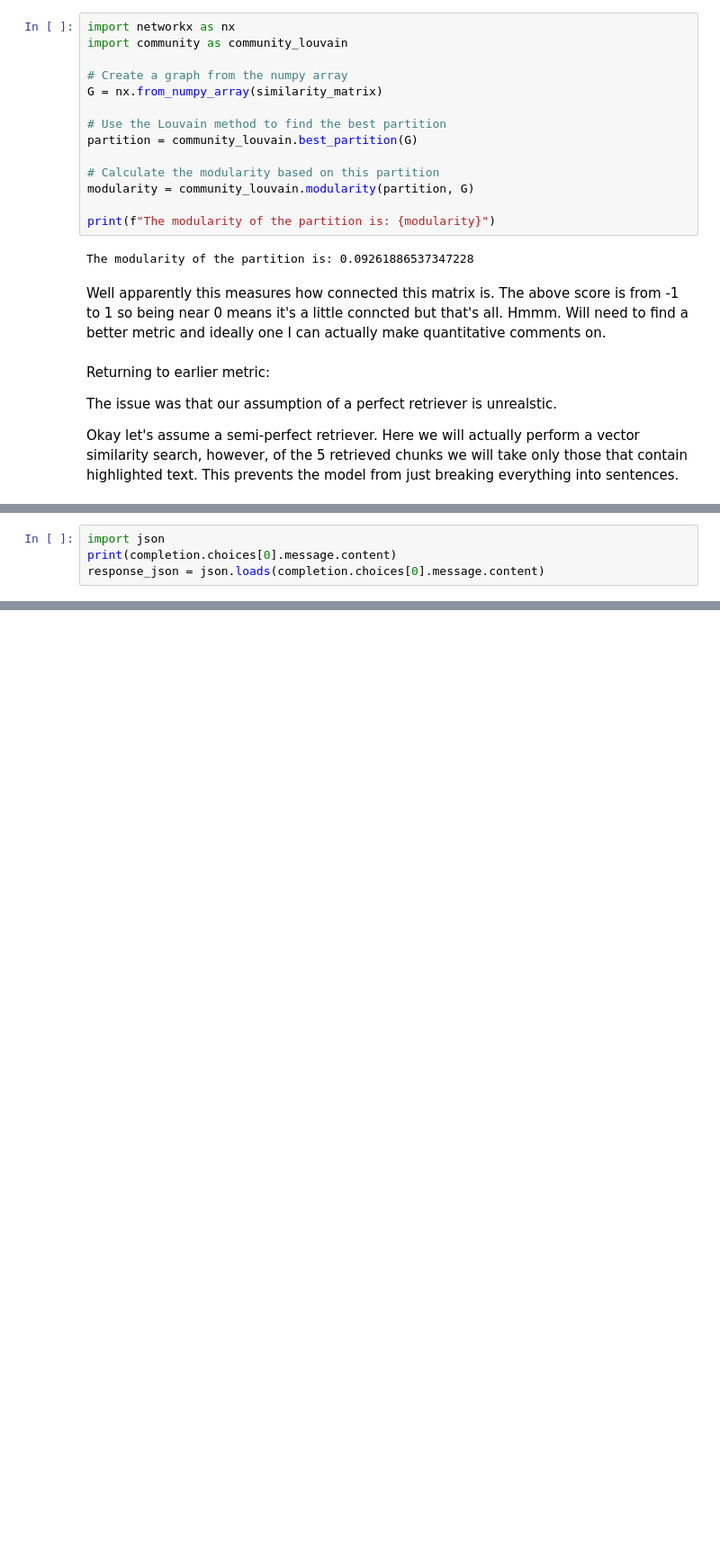
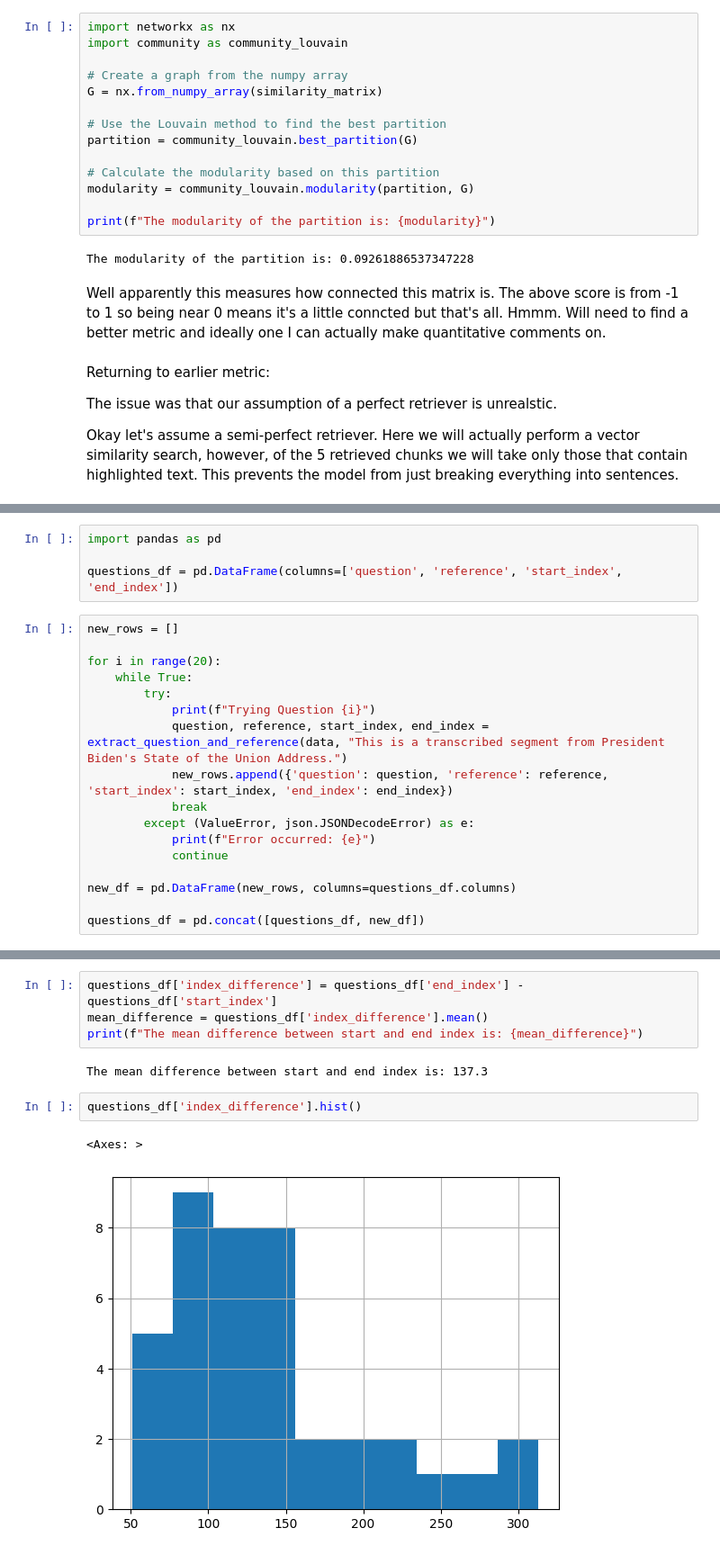
Before and after one commit to brandonstarxel/semantic-chunker, a Jupyter notebook: notebooks/lab_book.ipynb, the cells around one changed output, grey strips where cells are left out. Shown at 90% size. Saved outputs shown, nothing was run; the diff lists cells and outputs as text; blank space fills up the shorter version.

Commit message:
Made question and reference generator

```diff
--- a/notebooks/lab_book.ipynb
+++ b/notebooks/lab_book.ipynb
@@ -1455,4 +1469,0 @@ num_tokens_from_string(data[:1800])
-# %%
-import json
-print(completion.choices[0].message.content)
-response_json = json.loads(completion.choices[0].message.content)
@@ -1467,0 +1470,21 @@ find_target_in_document(data, response_json['reference'])
+# %%
+import pandas as pd
+
+questions_df = pd.DataFrame(columns=['question', 'reference', 'start_index', 'end_index'])
+# %%
+new_rows = []
+
+for i in range(20):
+    while True:
+        try:
+            print(f"Trying Question {i}")
+            question, reference, start_index, end_index = extract_question_and_reference(data, "This is a transcribed segment from President Biden's State of the Union Address.")
+            new_rows.append({'question': question, 'reference': reference, 'start_index': start_index, 'end_index': end_index})
+            break
+        except (ValueError, json.JSONDecodeError) as e:
+            print(f"Error occurred: {e}")
+            continue
+
+new_df = pd.DataFrame(new_rows, columns=questions_df.columns)
+
+questions_df = pd.concat([questions_df, new_df])
@@ -1467,0 +1524,11 @@ find_target_in_document(data, response_json['reference'])
+# %%
+questions_df['index_difference'] = questions_df['end_index'] - questions_df['start_index']
+mean_difference = questions_df['index_difference'].mean()
+print(f"The mean difference between start and end index is: {mean_difference}")
+# %% [output]
+The mean difference between start and end index is: 137.3
+# %%
+questions_df['index_difference'].hist()
+# %% [output]
+<Axes: >
+[figure, added]
```
Also changed, not shown: parts of 9 cells of this notebook, 1 other file.
